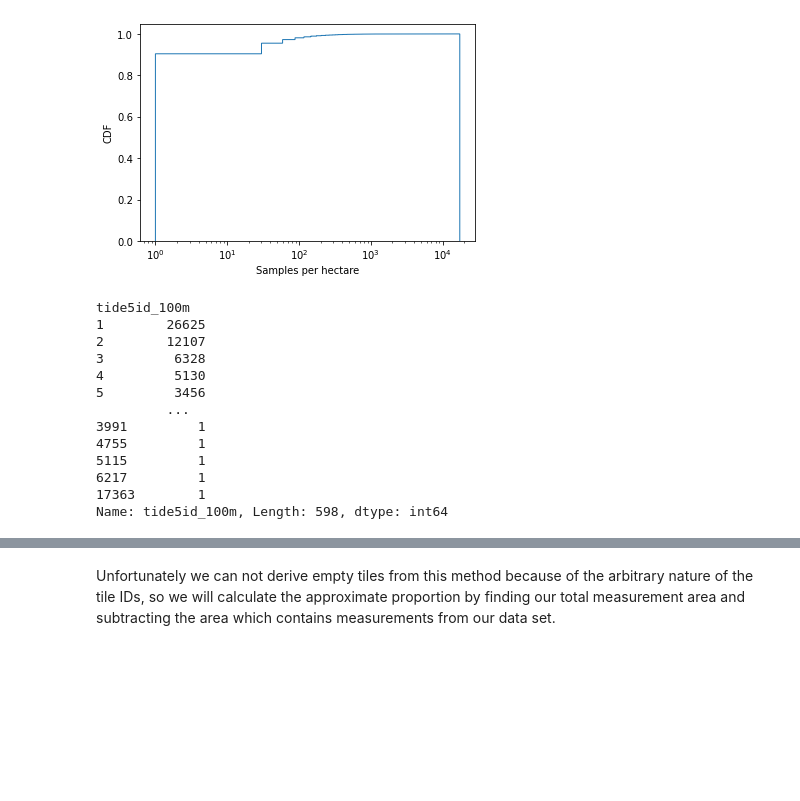
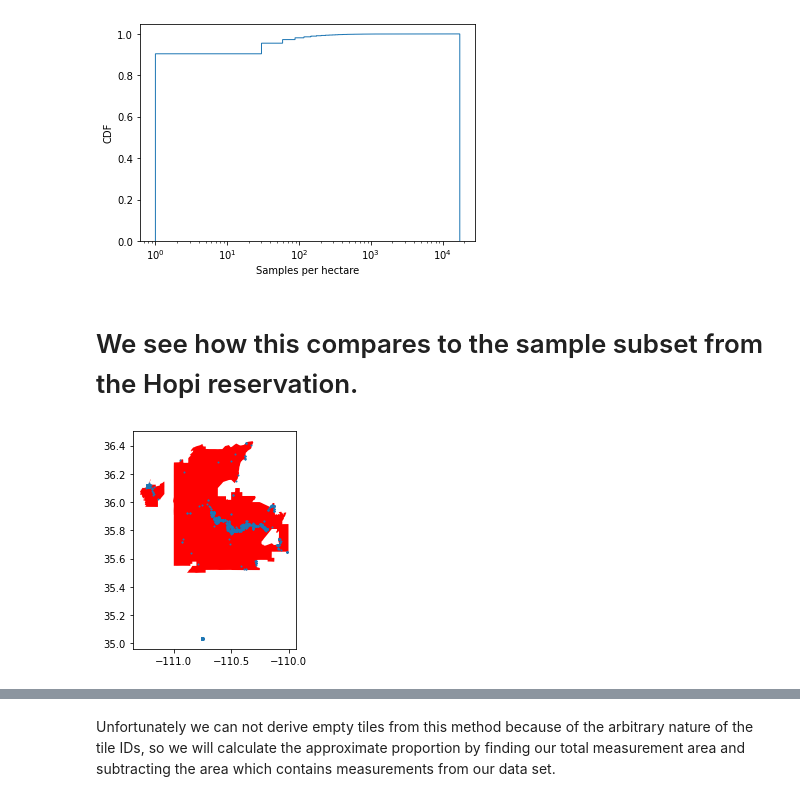
Before and after one commit to CANIS-NAU/Measuring-Mobile-Broadband, a Jupyter notebook: analysis-scripts/skyhook_analysis.ipynb, the cells around one changed output, grey strips where cells are left out. Saved outputs shown, nothing was run; the diff lists cells and outputs as text; code cells hidden in the pictures; blank space fills up the shorter version.

Commit message:
Work on analysis of Hopi Skyhook samples specifically, setup for analyzing OUIs per time, setup for Hopi EoC map

```diff
--- a/analysis-scripts/skyhook_analysis.ipynb
+++ b/analysis-scripts/skyhook_analysis.ipynb
@@ -43,3 +26,17 @@ Name: AIANNHCE, Length: 848, dtype: object
+# %%
+tribal_areas_path = '../data/tl_2019_us_aiannh/tl_2019_us_aiannh.shp'
+
+tribal_areas = gd.read_file(tribal_areas_path)
+tribal_areas.set_index('AIANNHCE', inplace=True)
+
+# 1505 is the AIANNHCE ID of the Hopi reservation
+# from https://www2.census.gov/geo/docs/reference/codes/AIAlist.txt
+hopi = tribal_areas.loc["1505"]
+# %%
+# EPSG:4326 is global lat/lon coordinates, we set this to begin with, then reproject into the correct coordinates from other data
+skyhook_gdf = gd.GeoDataFrame(skyhook_data, geometry=gd.points_from_xy(skyhook_data.lon, skyhook_data.lat)).set_crs("EPSG:4326").to_crs(hopi.crs)
+# %%
+skyhook_hopi = gd.overlay(skyhook_gdf, hopi, how="intersection")
 # %% [markdown]
 Summary statistics of times of measurements and counts.
 # %%
@@ -148,19 +145,14 @@ plt.xlabel("Samples per hectare")
 plt.show()
 # %% [output]
 [figure]
-# %%
-frequency_count_measurement
-# %% [output]
-tide5id_100m
-1        26625
-2        12107
-3         6328
-4         5130
-5         3456
-         ...
-3991         1
-4755         1
-5115         1
-6217         1
-17363        1
-Name: tide5id_100m, Length: 598, dtype: int64
+# %% [markdown]
+# We see how this compares to the sample subset from the Hopi reservation.
+# %%
+fig, ax = plt.subplots()
+
+ax.set_aspect('equal')
+hopi.plot(ax=ax, color='red')
+skyhook_hopi.plot(ax=ax, markersize=1)
+plt.show()
+# %% [output]
+[figure, added]
```
Also changed, not shown: parts of 20 cells of this notebook.
